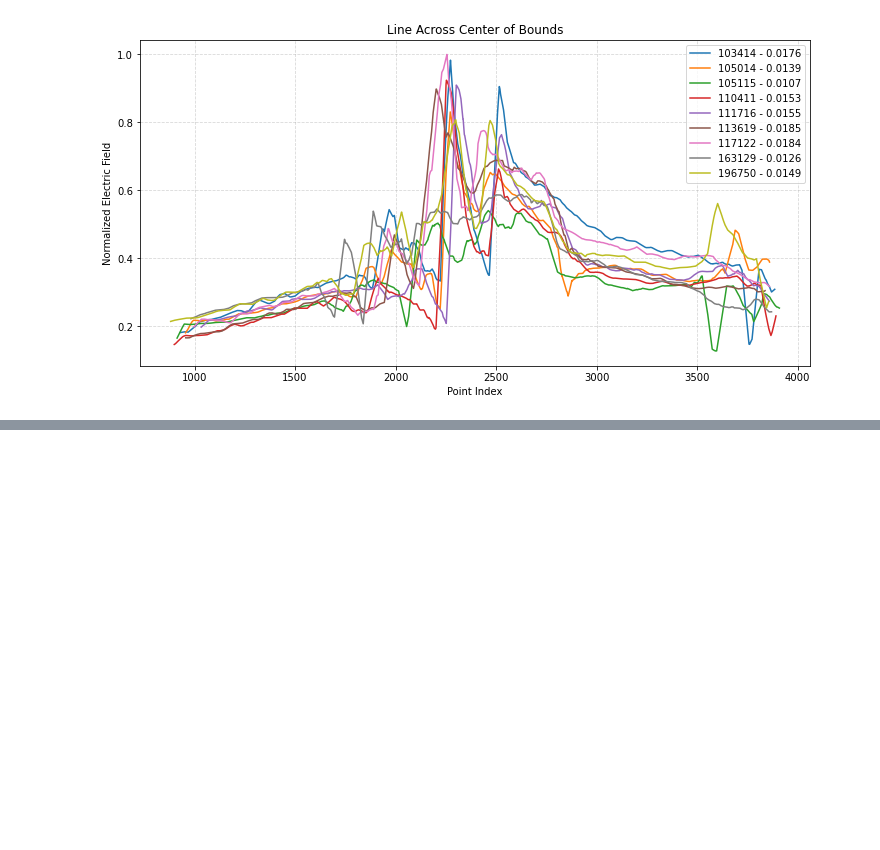
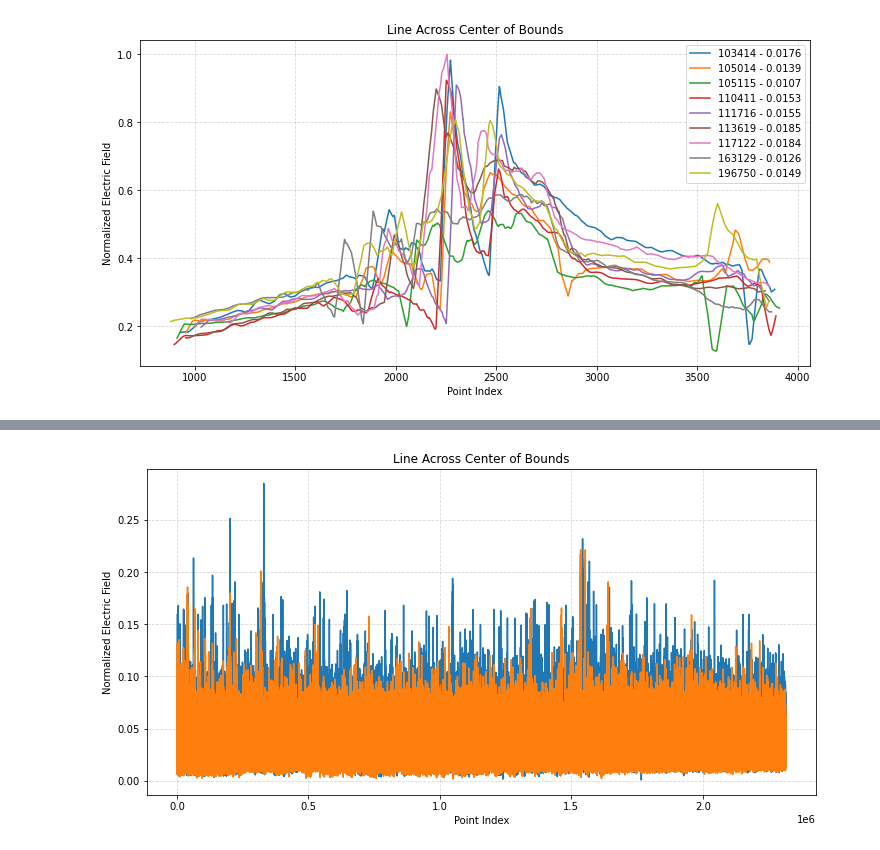
Before and after one commit to dimst23/BSc-Thesis, a Jupyter notebook: Supporting Scripts/figure_generation.ipynb, the cells around one changed output, grey strips where cells are left out. Cells and saved outputs as stored; diff of their text form; code cells hidden in the pictures; blank space fills up the shorter version.

```diff
--- a/Supporting Scripts/figure_generation.ipynb
+++ b/Supporting Scripts/figure_generation.ipynb
@@ -223,0 +289,3 @@ plt.show()
+# %%
+fll = pd.read_csv(os.path.join(extra_path, '103414' + ' - whole volume' + '.csv'), encoding='utf-8')
+fll2 = pd.read_csv(os.path.join(extra_path, '105014' + ' - whole volume' + '.csv'), encoding='utf-8')
@@ -223,0 +298,24 @@ plt.show()
+# %%
+f = interp1d(fll.index, fll.max_modulation)
+# %%
+x = np.arange(2315613)
+y = f(x)
+# %%
+fig = plt.figure(figsize=(12, 6))
+ax1 = fig.add_subplot(1, 1, 1)
+
+ax1.plot(x, y)
+#ax1.plot(fll.index, fll.max_modulation)
+ax1.plot(fll2.index, fll2.max_modulation)
+
+ax1.set_xlabel('Point Index')
+ax1.set_ylabel('Normalized Electric Field')
+
+#ax1.legend()
+ax1.grid(True, ls = '--', alpha = 0.5)
+ax1.set_title('Line Across Center of Bounds')
+
+plt.show()
+#plt.savefig('../assets/images/center_of_bounds_line.pdf', bbox_inches='tight')
+# %% [output]
+[figure, added]
```
Also changed, not shown: parts of 12 cells of this notebook, 47 other files.
